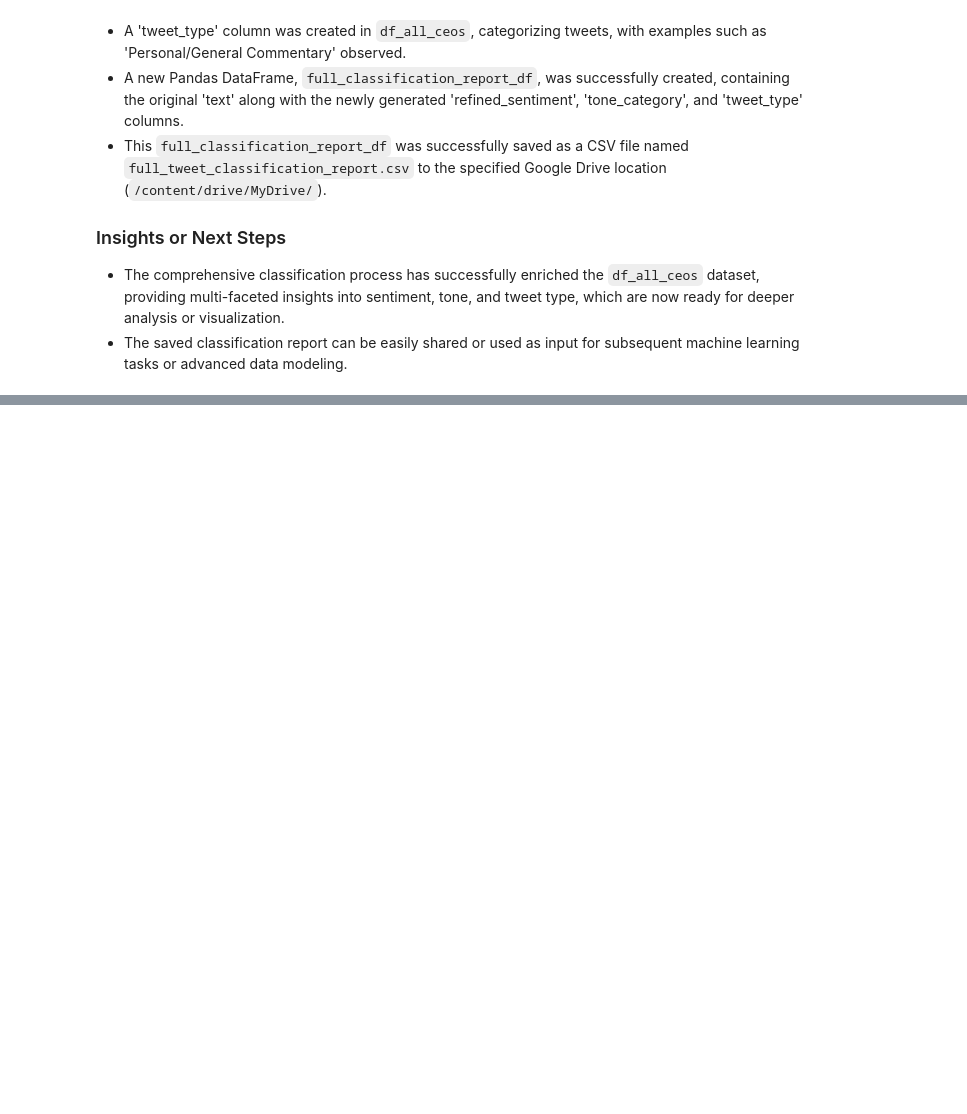
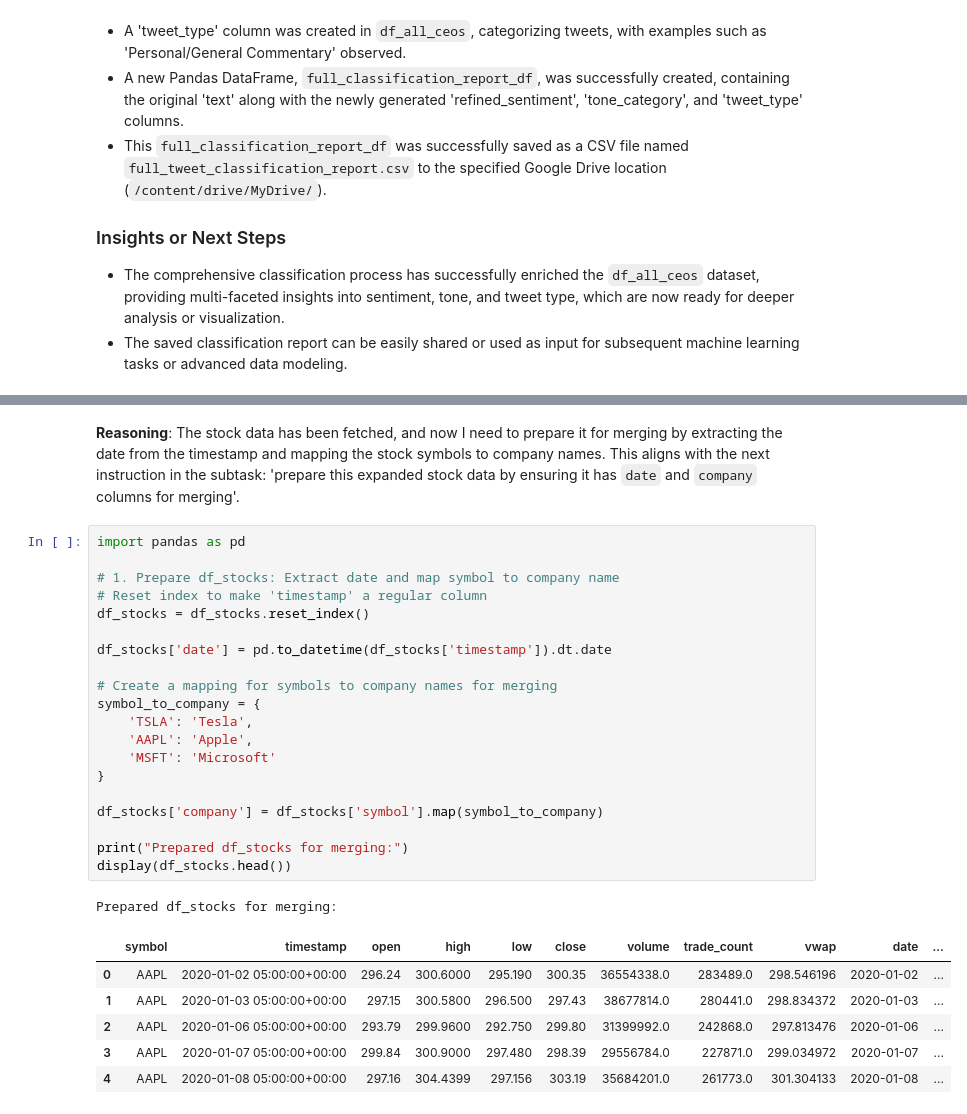
Before and after one commit to ddahlgren11/MoneyMaker, a Jupyter notebook: actualcapstone.ipynb, the cells around one changed output, grey strips where cells are left out. Cells and saved outputs as stored; diff of their text form; blank space fills up the shorter version.

```diff
--- a/actualcapstone.ipynb
+++ b/actualcapstone.ipynb
@@ -621,0 +780,31 @@ Yes, the classifications (`refined_sentiment`, `tone_category`, and `tweet_type`
+# %% [markdown]
+**Reasoning**:
+The stock data has been fetched, and now I need to prepare it for merging by extracting the date from the timestamp and mapping the stock symbols to company names. This aligns with the next instruction in the subtask: 'prepare this expanded stock data by ensuring it has `date` and `company` columns for merging'.
+# %%
+import pandas as pd
+
+# 1. Prepare df_stocks: Extract date and map symbol to company name
+# Reset index to make 'timestamp' a regular column
+df_stocks = df_stocks.reset_index()
+
+df_stocks['date'] = pd.to_datetime(df_stocks['timestamp']).dt.date
+
+# Create a mapping for symbols to company names for merging
+symbol_to_company = {
+    'TSLA': 'Tesla',
+    'AAPL': 'Apple',
+    'MSFT': 'Microsoft'
+}
+
+df_stocks['company'] = df_stocks['symbol'].map(symbol_to_company)
+
+print("Prepared df_stocks for merging:")
+display(df_stocks.head())
+# %% [output]
+Prepared df_stocks for merging:
+|  | symbol | timestamp | open | high | low | close | volume | trade_count | vwap | date | ... |
+| 0 | AAPL | 2020-01-02 05:00:00+00:00 | 296.24 | 300.6000 | 295.190 | 300.35 | 36554338.0 | 283489.0 | 298.546196 | 2020-01-02 | ... |
+| 1 | AAPL | 2020-01-03 05:00:00+00:00 | 297.15 | 300.5800 | 296.500 | 297.43 | 38677814.0 | 280441.0 | 298.834372 | 2020-01-03 | ... |
+| 2 | AAPL | 2020-01-06 05:00:00+00:00 | 293.79 | 299.9600 | 292.750 | 299.80 | 31399992.0 | 242868.0 | 297.813476 | 2020-01-06 | ... |
+| 3 | AAPL | 2020-01-07 05:00:00+00:00 | 299.84 | 300.9000 | 297.480 | 298.39 | 29556784.0 | 227871.0 | 299.034972 | 2020-01-07 | ... |
+| 4 | AAPL | 2020-01-08 05:00:00+00:00 | 297.16 | 304.4399 | 297.156 | 303.19 | 35684201.0 | 261773.0 | 301.304133 | 2020-01-08 | ... |
```
Also changed, not shown: parts of 24 cells of this notebook.
